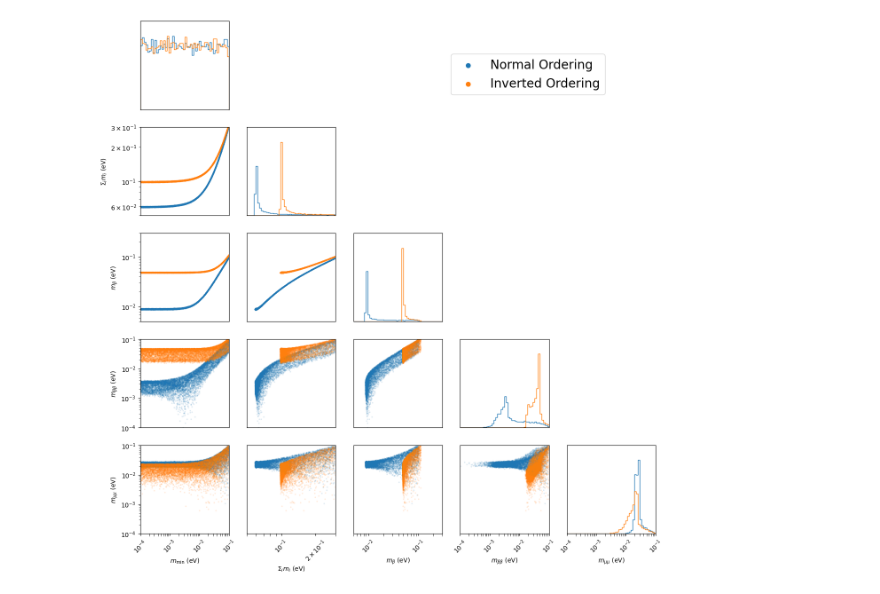
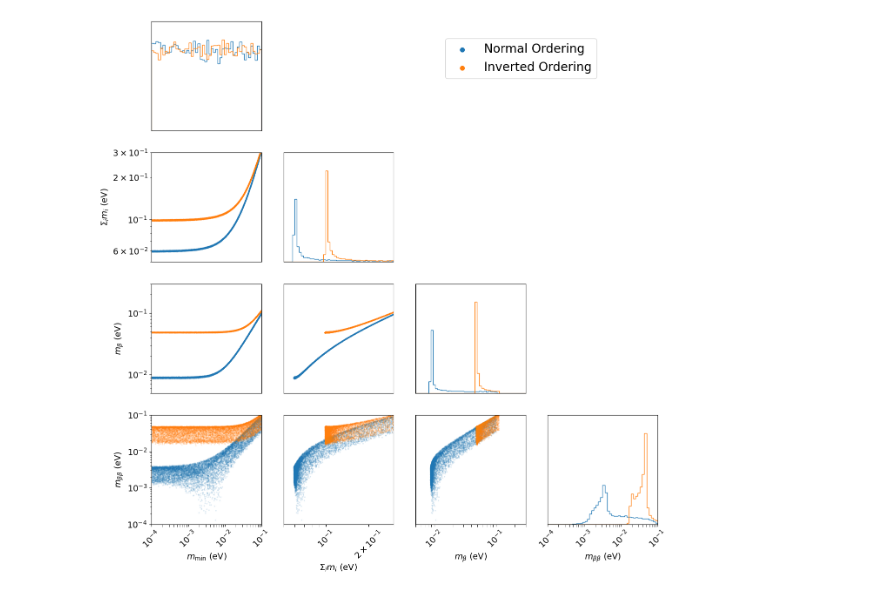
Before and after one commit to leehagaman/neutrino_mixing_plots, a Jupyter notebook: neutrino_mass_correlations.ipynb, the cells around one changed output. Saved outputs shown, nothing was run; the diff lists cells and outputs as text; code cells hidden in the pictures.

Commit message:
separated m_mumu into its own plot

```diff
--- a/neutrino_mass_correlations.ipynb
+++ b/neutrino_mass_correlations.ipynb
@@ -198,14 +198,17 @@ IO_m_mumus = [get_m_mumu(p) for p in IO_params]
 for x in NO_m_mins + NO_m_sums + NO_m_bbs + NO_m_es + NO_m_mus + NO_m_mumus + IO_m_mins + IO_m_sums + IO_m_bbs + IO_m_es + IO_m_mus + IO_m_mumus:
     assert x > 0
 # %%
-fig, axs = plt.subplots(5, 5, figsize=(15, 15))
+plt.rcParams.update({'font.size': 14})
 
-ax_mins_maxes = [(1e-4, 1e-1), (5e-2, 3e-1), (5e-3, 3e-1), (1e-4, 1e-1), (1e-4, 1e-1)]
 
-axs_ticks = [[1e-4, 1e-3, 1e-2, 1e-1], [1e-1, 2e-1], [1e-2, 1e-1], [1e-4, 1e-3, 1e-2, 1e-1], [1e-4, 1e-3, 1e-2, 1e-1]]
+fig, axs = plt.subplots(4, 4, figsize=(15, 15))
 
-for i in range(5):
-    for j in range(5):
+ax_mins_maxes = [(1e-4, 1e-1), (5e-2, 3e-1), (5e-3, 3e-1), (1e-4, 1e-1)]
+
+axs_ticks = [[1e-4, 1e-3, 1e-2, 1e-1], [1e-1, 2e-1], [1e-2, 1e-1], [1e-4, 1e-3, 1e-2, 1e-1]]
+
+for i in range(4):
+    for j in range(4):
 
         if j > i:
             axs[i,j].axis('off')
@@ -216,15 +219,15 @@ for i in range(5):
         if j == 0 and i != 0:
             axs[i,j].set_ylabel([r"$m_\mathrm{min}$ (eV)", r"$\Sigma_i m_i$ (eV)", r"$m_{\beta}$ (eV)", r"$m_{\beta\beta}$ (eV)", r"$m_{\mu\mu}$ (eV)"][i])
             axs[i,j].tick_params(axis='y', which='both', left=True, labelleft=True)
-        if i == 4:
+        if i == 3:
             axs[i,j].set_xlabel([r"$m_\mathrm{min}$ (eV)", r"$\Sigma_i m_i$ (eV)", r"$m_{\beta}$ (eV)", r"$m_{\beta\beta}$ (eV)", r"$m_{\mu\mu}$ (eV)"][j])
             axs[i,j].tick_params(axis='x', which='both', bottom=True, labelbottom=True)
 
 
         if i == j:
 
-            NO_x_vals = [NO_m_mins, NO_m_sums, NO_m_es, NO_m_bbs, NO_m_mumus][j]
-            IO_x_vals = [IO_m_mins, IO_m_sums, IO_m_es, IO_m_bbs, IO_m_mumus][j]
+            NO_x_vals = [NO_m_mins, NO_m_sums, NO_m_es, NO_m_bbs][j]
+            IO_x_vals = [IO_m_mins, IO_m_sums, IO_m_es, IO_m_bbs][j]
 
             bins = np.logspace(np.log10(ax_mins_maxes[j][0]), np.log10(ax_mins_maxes[j][1]), 51)
 
@@ -234,42 +237,42 @@ for i in range(5):
 
         else:
 
-            NO_x_vals = [NO_m_mins, NO_m_sums, NO_m_es, NO_m_bbs, NO_m_mumus][j]
-            NO_y_vals = [NO_m_mins, NO_m_sums, NO_m_es, NO_m_bbs, NO_m_mumus][i]
-            IO_x_vals = [IO_m_mins, IO_m_sums, IO_m_es, IO_m_bbs, IO_m_mumus][j]
-            IO_y_vals = [IO_m_mins, IO_m_sums, IO_m_es, IO_m_bbs, IO_m_mumus][i]
+            NO_x_vals = [NO_m_mins, NO_m_sums, NO_m_es, NO_m_bbs][j]
+            NO_y_vals = [NO_m_mins, NO_m_sums, NO_m_es, NO_m_bbs][i]
+            IO_x_vals = [IO_m_mins, IO_m_sums, IO_m_es, IO_m_bbs][j]
+            IO_y_vals = [IO_m_mins, IO_m_sums, IO_m_es, IO_m_bbs][i]
 
             axs[i,j].scatter(NO_x_vals, NO_y_vals, s=2, alpha=0.1)
             axs[i,j].scatter(IO_x_vals, IO_y_vals, s=2, alpha=0.1)
 
 
         axs[i,j].set_xscale("log")
         axs[i,j].set_xlim(ax_mins_maxes[j])
 
         if i == j:
             axs[i,j].set_ylim(0, np.max([np.max(NO_counts), np.max(IO_counts)]) * 1.2)
         else:
             axs[i,j].set_ylim(ax_mins_maxes[i])
             axs[i,j].set_yscale("log")
 
         axs[i,j].set_xticks(axs_ticks[j])
         axs[i,j].tick_params(axis='x', rotation=45)
 
         axs[i,j].xaxis.set_major_locator(FixedLocator(axs_ticks[j]))
         axs[i,j].xaxis.set_minor_locator(LogLocator(base=10.0, subs='auto'))
         axs[i,j].tick_params(axis='x', which='minor', length=4, color='k', labelbottom=False)
 
 
-    if j == 4 and i == 0:
+    if j == 3 and i == 0:
         plt.scatter([np.nan], [np.nan], s=50, label='Normal Ordering')
         plt.scatter([np.nan], [np.nan], s=50, label='Inverted Ordering')
 
-        plt.legend(loc='upper right', bbox_to_anchor=(0.5, 5.5), fontsize=20)
+        plt.legend(loc='upper right', bbox_to_anchor=(0.5, 4.5), fontsize=20)
 
 #plt.tight_layout()
 
 plt.savefig("plots/neutrino_mass_correlations.png", dpi=300)
 plt.savefig("plots/neutrino_mass_correlations.jpg", dpi=300)
 plt.savefig("plots/neutrino_mass_correlations.pdf")
 # %% [output]
-[figure, old version]
+[figure, new version]
```
Also changed, not shown: parts of 1 cell of this notebook, 1 other file.
